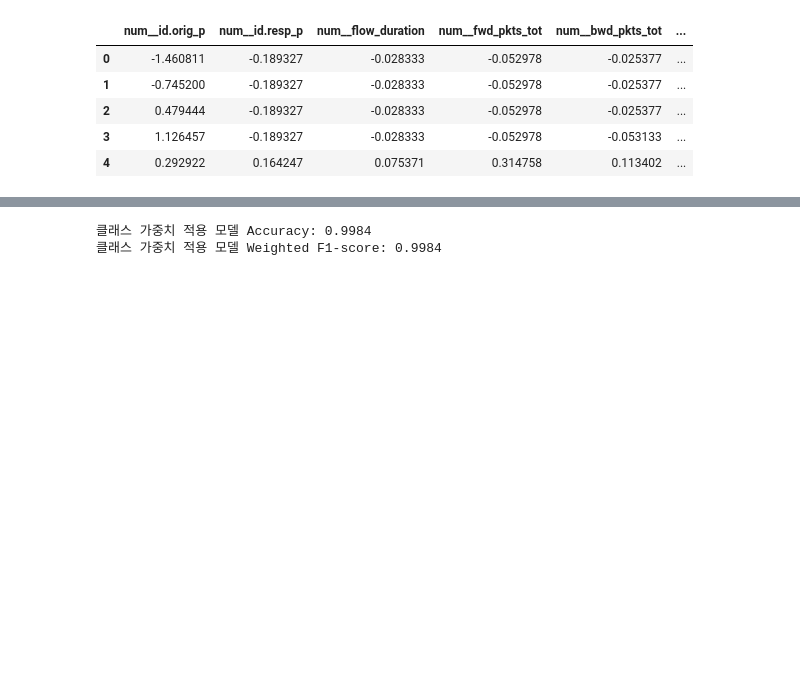
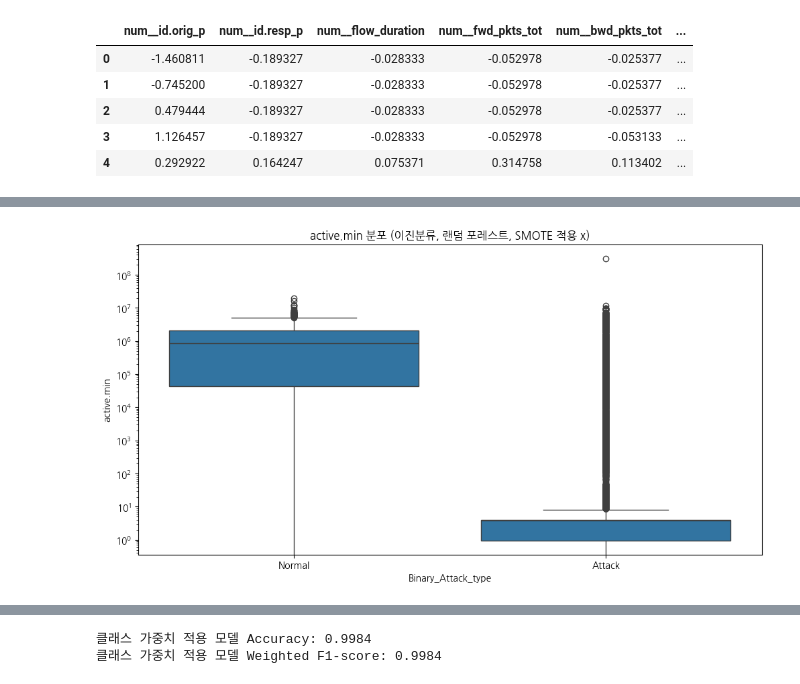
Before and after one commit to Basic-Track-Team5/term-project, a Jupyter notebook: main.ipynb, the cells around one changed output, grey strips where cells are left out. Drawn from its saved outputs; the diff is of its cells as text; code cells hidden in the pictures; blank space fills up the shorter version.

```diff
--- a/main.ipynb
+++ b/main.ipynb
@@ -399,0 +572,9 @@ X_processed_multi.head()
+# %%
+# 1위: active.min 분포 확인
+plt.figure(figsize=(12, 6))
+sns.boxplot(x='Binary_Attack_type', y='active.min', data=df)
+plt.title('active.min 분포 (이진분류, 랜덤 포레스트, SMOTE 적용 x)')
+plt.yscale('log')
+plt.show()
+# %% [output]
+[figure, added]
```
Also changed, not shown: parts of 40 cells of this notebook.
